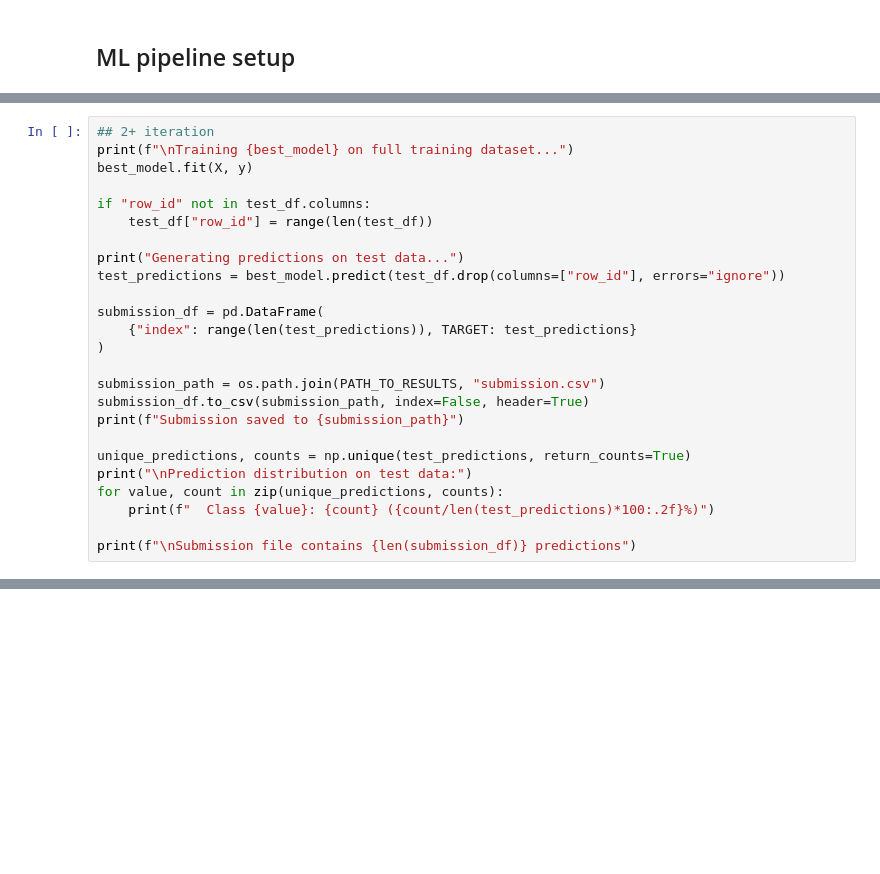
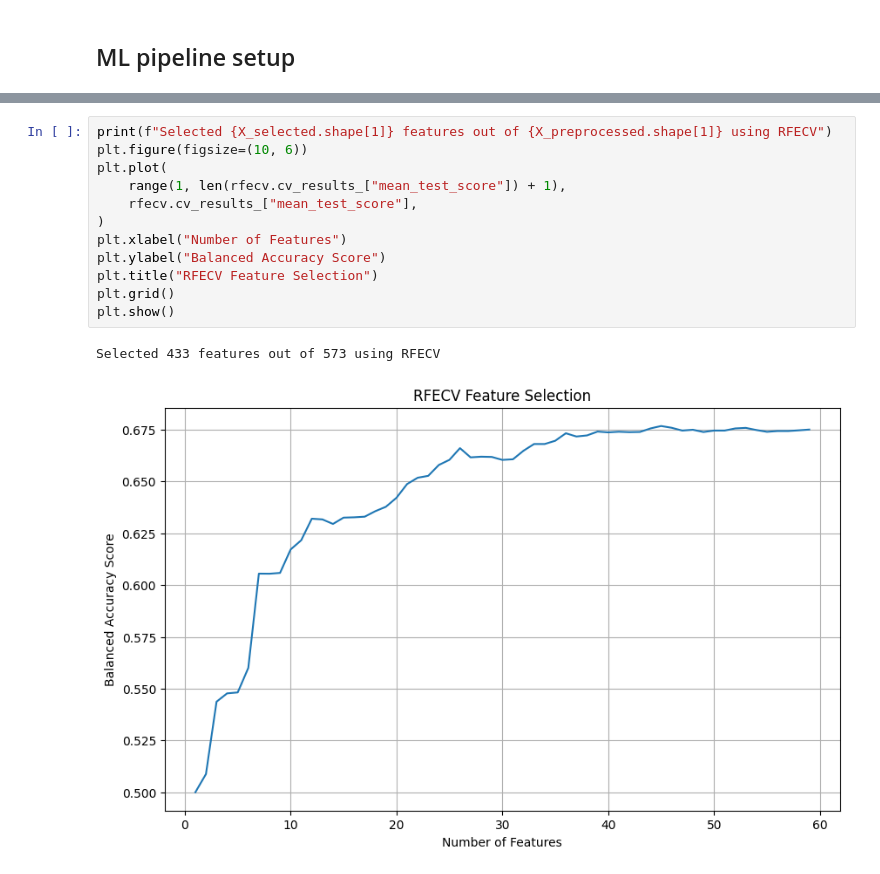
Before and after one commit to nickolas-z/MACHINE-LEARNING-NEO, a Jupyter notebook: homework/final_dz_ZubchykMM.ipynb, the cells around one changed output, grey strips where cells are left out. Cells and saved outputs as stored; diff of their text form; blank space fills up the shorter version.

Commit message:
Balanced accuracy: 0.9244

```diff
--- a/homework/final_dz_ZubchykMM.ipynb
+++ b/homework/final_dz_ZubchykMM.ipynb
@@ -928,25 +701,0 @@ Fitting 5 folds for each of 27 candidates, totalling 135 fits
-# %%
-## 2+ iteration
-print(f"\nTraining {best_model} on full training dataset...")
-best_model.fit(X, y)
-
-if "row_id" not in test_df.columns:
-    test_df["row_id"] = range(len(test_df))
-
-print("Generating predictions on test data...")
-test_predictions = best_model.predict(test_df.drop(columns=["row_id"], errors="ignore"))
-
-submission_df = pd.DataFrame(
-    {"index": range(len(test_predictions)), TARGET: test_predictions}
-)
-
-submission_path = os.path.join(PATH_TO_RESULTS, "submission.csv")
-submission_df.to_csv(submission_path, index=False, header=True)
-print(f"Submission saved to {submission_path}")
-
-unique_predictions, counts = np.unique(test_predictions, return_counts=True)
-print("\nPrediction distribution on test data:")
-for value, count in zip(unique_predictions, counts):
-    print(f"  Class {value}: {count} ({count/len(test_predictions)*100:.2f}%)")
-
-print(f"\nSubmission file contains {len(submission_df)} predictions")
@@ -1048,0 +761,15 @@ print(f"\nSubmission file contains {len(submission_df)} predictions")
+# %%
+print(f"Selected {X_selected.shape[1]} features out of {X_preprocessed.shape[1]} using RFECV")
+plt.figure(figsize=(10, 6))
+plt.plot(
+    range(1, len(rfecv.cv_results_["mean_test_score"]) + 1),
+    rfecv.cv_results_["mean_test_score"],
+)
+plt.xlabel("Number of Features")
+plt.ylabel("Balanced Accuracy Score")
+plt.title("RFECV Feature Selection")
+plt.grid()
+plt.show()
+# %% [output]
+Selected 433 features out of 573 using RFECV
+[figure, added]
```
Also changed, not shown: parts of 24 cells of this notebook, 3 other files.
